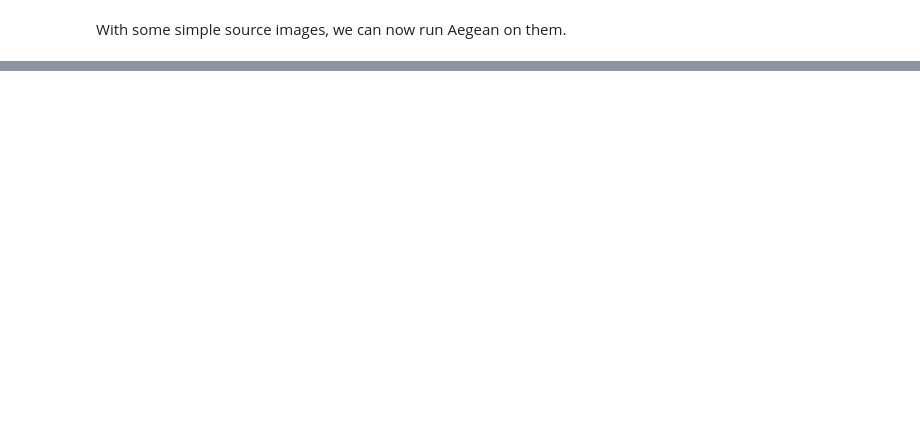
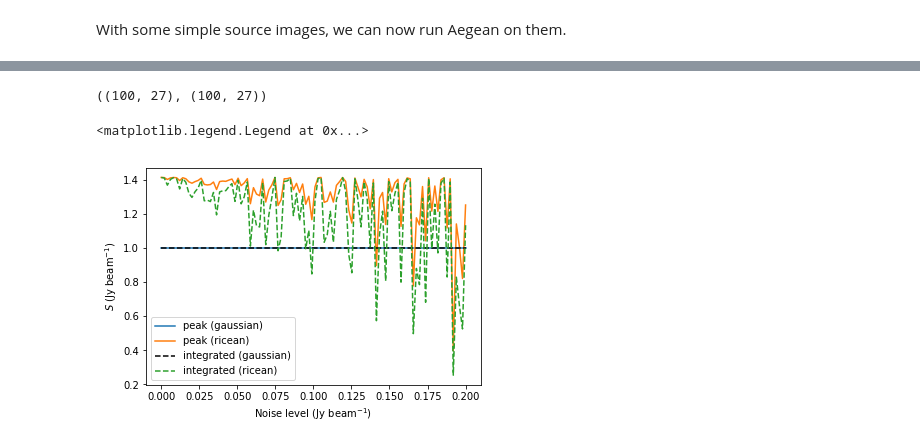
Before and after one commit to MatthewJA/brushtail, a Jupyter notebook: busy-week/aegean-polarisation.ipynb, the cells around one changed output, grey strips where cells are left out. Drawn from its saved outputs; the diff is of its cells as text; code cells hidden in the pictures; blank space fills up the shorter version.

Commit message:
busy-week aegean tests

```diff
--- a/busy-week/aegean-polarisation.ipynb
+++ b/busy-week/aegean-polarisation.ipynb
@@ -53,0 +79,41 @@ With some simple source images, we can now run Aegean on them.
+# %%
+csvs = []
+for i in range(100):
+    csv = pandas.read_csv(f'aegeanout_gaussian_{i}.fits_comp.csv')
+    if len(csv) > 1:
+        ok = csv.ra_str == '00:03:55.00'
+        assert ok.any()
+        csv = csv[ok]
+    csvs.append(csv)
+cat_gaussian = pandas.concat(csvs, ignore_index=True)
+
+csvs = []
+for i in range(100):
+    csv = pandas.read_csv(f'aegeanout_ricean_{i}.fits_comp.csv')
+    if len(csv) > 1:
+        ok = csv.ra_str == '00:03:55.00'
+        assert ok.any()
+        csv = csv[ok]
+    csvs.append(csv)
+cat_ricean = pandas.concat(csvs, ignore_index=True)
+cat_ricean.shape, cat_gaussian.shape
+# %% [output]
+((100, 27), (100, 27))
+# %%
+flux_i_gaussian = cat_gaussian.int_flux
+flux_i_ricean = cat_ricean.int_flux
+flux_p_gaussian = cat_gaussian.peak_flux
+flux_p_ricean = cat_ricean.peak_flux
+a_gaussian = cat_gaussian.a
+a_ricean = cat_ricean.a
+# %%
+plt.plot(noise_levels, flux_p_gaussian, label='peak (gaussian)')
+plt.plot(noise_levels, flux_p_ricean, label='peak (ricean)')
+plt.plot(noise_levels, flux_i_gaussian, label='integrated (gaussian)', linestyle='--', c='k')
+plt.plot(noise_levels, flux_i_ricean, label='integrated (ricean)', linestyle='--')
+plt.xlabel('Noise level (Jy beam$^{-1}$)')
+plt.ylabel('$S$ (Jy beam$^{-1}$)')
+plt.legend()
+# %% [output]
+<matplotlib.legend.Legend at 0x...>
+[figure, added]
```
Also changed, not shown: parts of 14 cells of this notebook.
